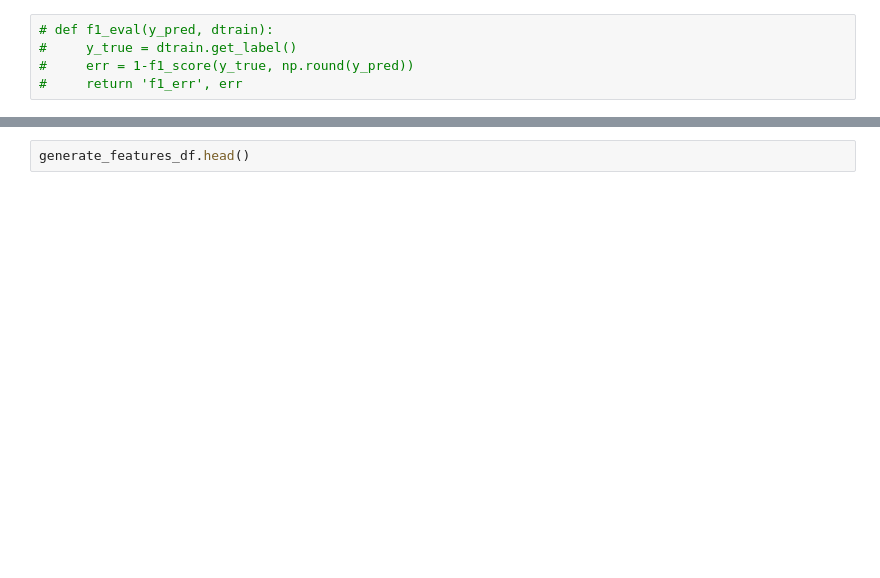
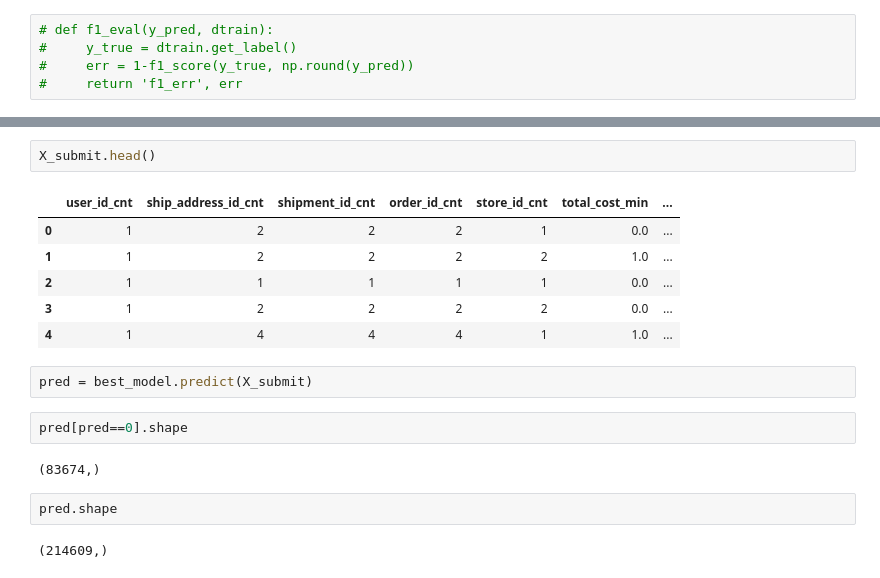
Before and after one commit to ElisovaIra/ngwl_hack, a Jupyter notebook: rogotulka/sber_v01.ipynb, the cells around one changed output, grey strips where cells are left out. Cells and saved outputs as stored; diff of their text form; blank space fills up the shorter version.

```diff
--- a/rogotulka/sber_v01.ipynb
+++ b/rogotulka/sber_v01.ipynb
@@ -257,2 +394,19 @@ sample_df.head()
 # %%
-generate_features_df.head()
+X_submit.head()
+# %% [output]
+|  | user_id_cnt | ship_address_id_cnt | shipment_id_cnt | order_id_cnt | store_id_cnt | total_cost_min | ... |
+| 0 | 1 | 2 | 2 | 2 | 1 | 0.0 | ... |
+| 1 | 1 | 2 | 2 | 2 | 2 | 1.0 | ... |
+| 2 | 1 | 1 | 1 | 1 | 1 | 0.0 | ... |
+| 3 | 1 | 2 | 2 | 2 | 2 | 0.0 | ... |
+| 4 | 1 | 4 | 4 | 4 | 1 | 1.0 | ... |
+# %%
+pred = best_model.predict(X_submit)
+# %%
+pred[pred==0].shape
+# %% [output]
+(83674,)
+# %%
+pred.shape
+# %% [output]
+(214609,)
```
Also changed, not shown: parts of 79 cells of this notebook, 5 other files.
